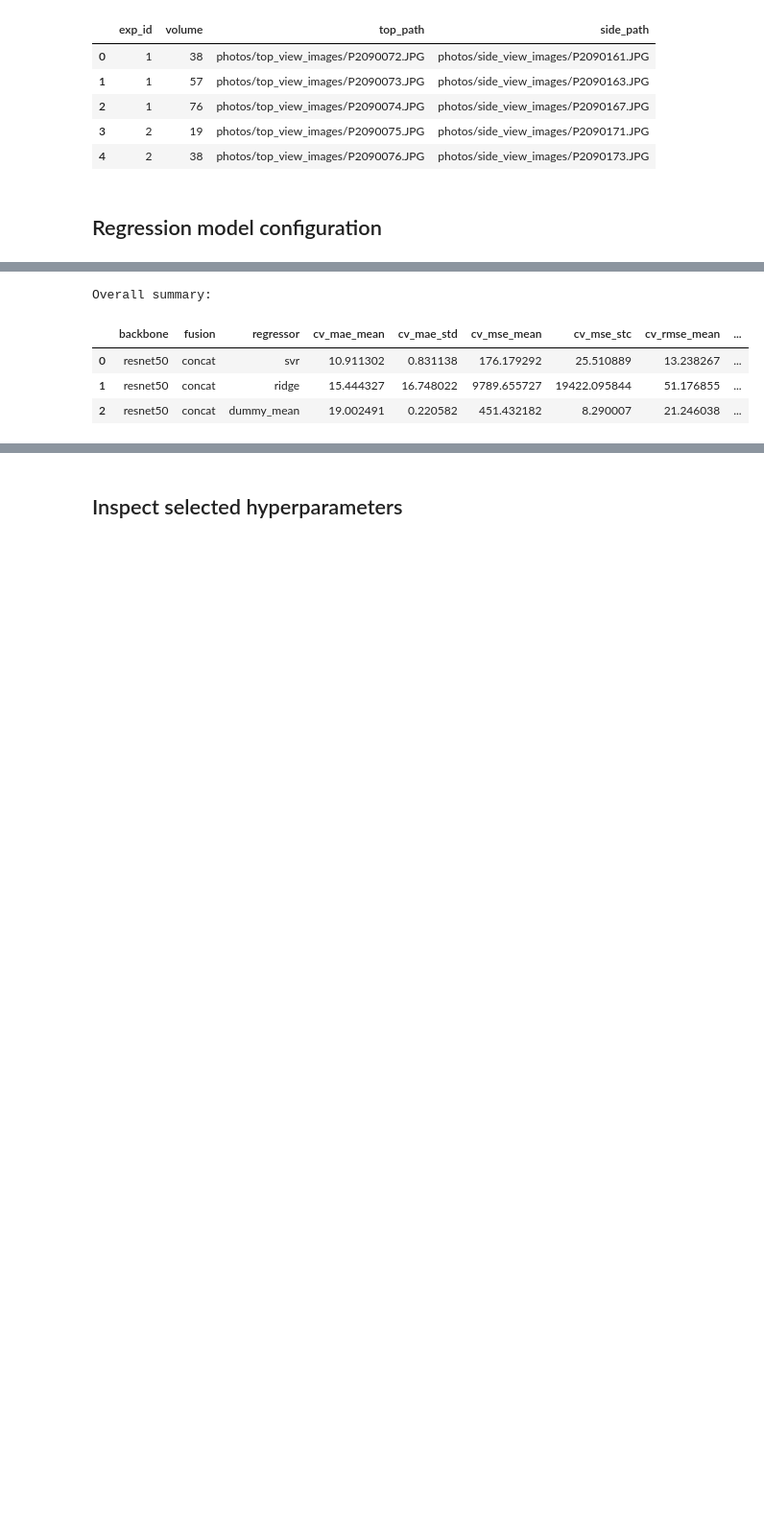
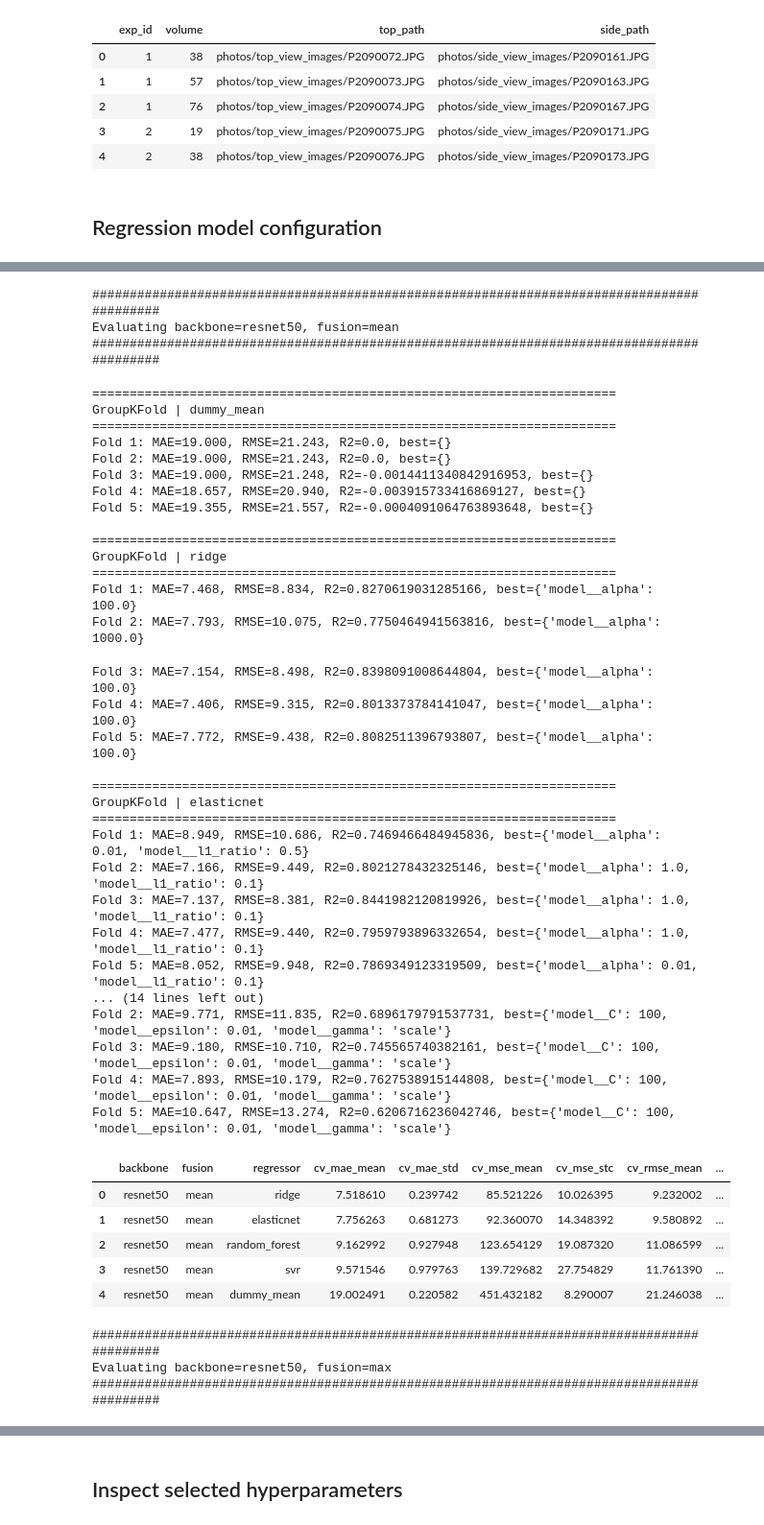
Before and after one commit to MineaSolas/ComputerVisionProject, a Jupyter notebook: top_side_predictions_frozen.ipynb, the cells around one changed output, grey strips where cells are left out. Shown at 96% size. Drawn from its saved outputs; the diff is of its cells as text; code cells hidden in the pictures; blank space fills up the shorter version.

```diff
--- a/top_side_predictions_frozen.ipynb
+++ b/top_side_predictions_frozen.ipynb
@@ -35,15 +35,15 @@ OUTPUT_DIR.mkdir(exist_ok=True)
 
 BACKBONE_NAMES = [
     "resnet50",
-    # "convnext_tiny",
-    # "densenet121",
+    "convnext_tiny",
+    "densenet121",
 ]
 
 FUSION_NAMES = [
     "concat",
-    # "mean",
-    # "max",
-    # "concat_abs_diff",
+    "mean",
+    "max",
+    "concat_abs_diff",
 ]
 
 REGRESSION_MODEL_CONFIGS = {
@@ -152,7 +154,6 @@ for backbone_name in BACKBONE_NAMES:
         )
 
         summary_df = summarise_nested_results(nested_results, backbone_name, fusion_name)
-        display(summary_df)
         all_results.append(summary_df)
         nested_artifacts[(backbone_name, fusion_name)] = {
             "X": X,
@@ -166,9 +167,6 @@ results_df = pd.concat(all_results, ignore_index=True).sort_values(
     ["cv_mae_mean", "cv_rmse_mean", "cv_r2_mean"],
     ascending=[True, True, False],
 ).reset_index(drop=True)
-
-print("Overall summary:")
-display(results_df)
 # %% [output]
 ##########################################################################################
 Evaluating backbone=resnet50, fusion=concat
@@ -206,5 +209,43 @@ Fold 5: MAE=11.590, RMSE=14.618, R2=0.540, best={'model__C': 100, 'model__epsilo
-Overall summary:
+##########################################################################################
+Evaluating backbone=resnet50, fusion=mean
+##########################################################################################
+======================================================================
+GroupKFold | dummy_mean
+======================================================================
+Fold 1: MAE=19.000, RMSE=21.243, R2=0.0, best={}
+Fold 2: MAE=19.000, RMSE=21.243, R2=0.0, best={}
+Fold 3: MAE=19.000, RMSE=21.248, R2=-0.0014411340842916953, best={}
+Fold 4: MAE=18.657, RMSE=20.940, R2=-0.003915733416869127, best={}
+Fold 5: MAE=19.355, RMSE=21.557, R2=-0.0004091064763893648, best={}
+
+======================================================================
+GroupKFold | ridge
+======================================================================
+Fold 1: MAE=7.468, RMSE=8.834, R2=0.8270619031285166, best={'model__alpha': 100.0}
+Fold 2: MAE=7.793, RMSE=10.075, R2=0.7750464941563816, best={'model__alpha': 1000.0}
+Fold 3: MAE=7.154, RMSE=8.498, R2=0.8398091008644804, best={'model__alpha': 100.0}
+Fold 4: MAE=7.406, RMSE=9.315, R2=0.8013373784141047, best={'model__alpha': 100.0}
+Fold 5: MAE=7.772, RMSE=9.438, R2=0.8082511396793807, best={'model__alpha': 100.0}
+
+======================================================================
+GroupKFold | elasticnet
+======================================================================
+Fold 1: MAE=8.949, RMSE=10.686, R2=0.7469466484945836, best={'model__alpha': 0.01, 'model__l1_ratio': 0.5}
+Fold 2: MAE=7.166, RMSE=9.449, R2=0.8021278432325146, best={'model__alpha': 1.0, 'model__l1_ratio': 0.1}
+Fold 3: MAE=7.137, RMSE=8.381, R2=0.8441982120819926, best={'model__alpha': 1.0, 'model__l1_ratio': 0.1}
+Fold 4: MAE=7.477, RMSE=9.440, R2=0.7959793896332654, best={'model__alpha': 1.0, 'model__l1_ratio': 0.1}
+Fold 5: MAE=8.052, RMSE=9.948, R2=0.7869349123319509, best={'model__alpha': 0.01, 'model__l1_ratio': 0.1}
+... (14 lines left out)
+Fold 2: MAE=9.771, RMSE=11.835, R2=0.6896179791537731, best={'model__C': 100, 'model__epsilon': 0.01, 'model__gamma': 'scale'}
+Fold 3: MAE=9.180, RMSE=10.710, R2=0.745565740382161, best={'model__C': 100, 'model__epsilon': 0.01, 'model__gamma': 'scale'}
+Fold 4: MAE=7.893, RMSE=10.179, R2=0.7627538915144808, best={'model__C': 100, 'model__epsilon': 0.01, 'model__gamma': 'scale'}
+Fold 5: MAE=10.647, RMSE=13.274, R2=0.6206716236042746, best={'model__C': 100, 'model__epsilon': 0.01, 'model__gamma': 'scale'}
 |  | backbone | fusion | regressor | cv_mae_mean | cv_mae_std | cv_mse_mean | cv_mse_stc | cv_rmse_mean | ... |
-| 0 | resnet50 | concat | svr | 10.911302 | 0.831138 | 176.179292 | 25.510889 | 13.238267 | ... |
-| 1 | resnet50 | concat | ridge | 15.444327 | 16.748022 | 9789.655727 | 19422.095844 | 51.176855 | ... |
-| 2 | resnet50 | concat | dummy_mean | 19.002491 | 0.220582 | 451.432182 | 8.290007 | 21.246038 | ... |
+| 0 | resnet50 | mean | ridge | 7.518610 | 0.239742 | 85.521226 | 10.026395 | 9.232002 | ... |
+| 1 | resnet50 | mean | elasticnet | 7.756263 | 0.681273 | 92.360070 | 14.348392 | 9.580892 | ... |
+| 2 | resnet50 | mean | random_forest | 9.162992 | 0.927948 | 123.654129 | 19.087320 | 11.086599 | ... |
+| 3 | resnet50 | mean | svr | 9.571546 | 0.979763 | 139.729682 | 27.754829 | 11.761390 | ... |
+| 4 | resnet50 | mean | dummy_mean | 19.002491 | 0.220582 | 451.432182 | 8.290007 | 21.246038 | ... |
+##########################################################################################
+Evaluating backbone=resnet50, fusion=max
+##########################################################################################
```
Also changed, not shown: parts of 18 cells of this notebook, 4 other files.
